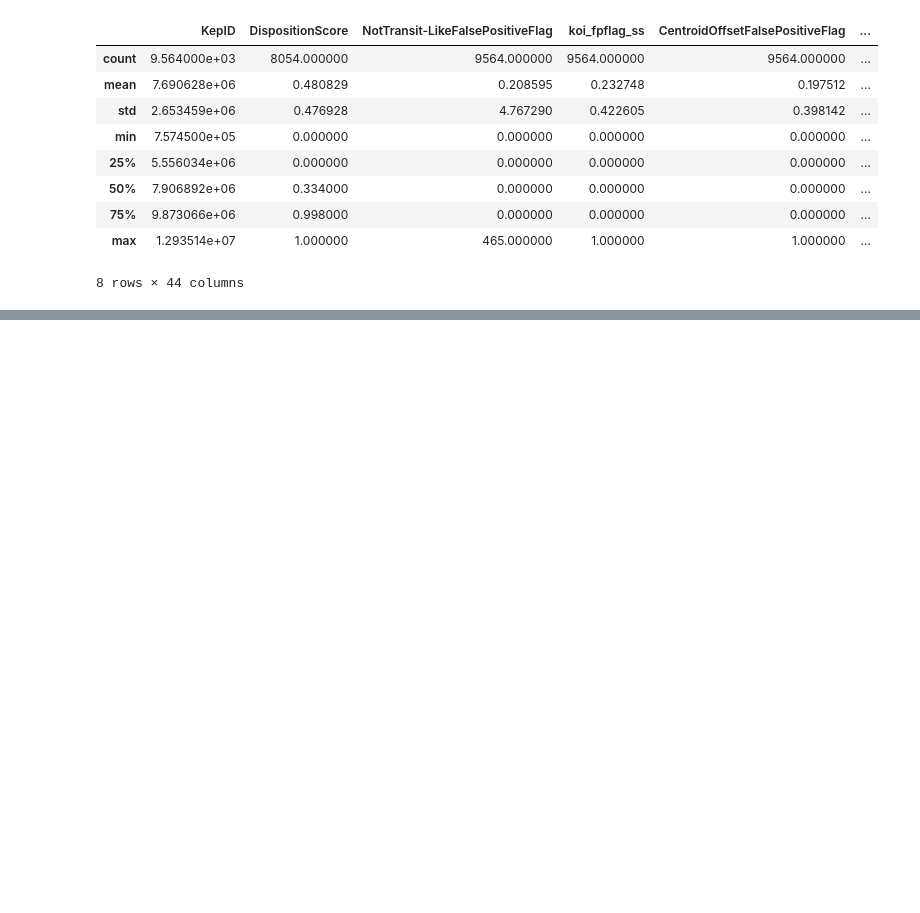
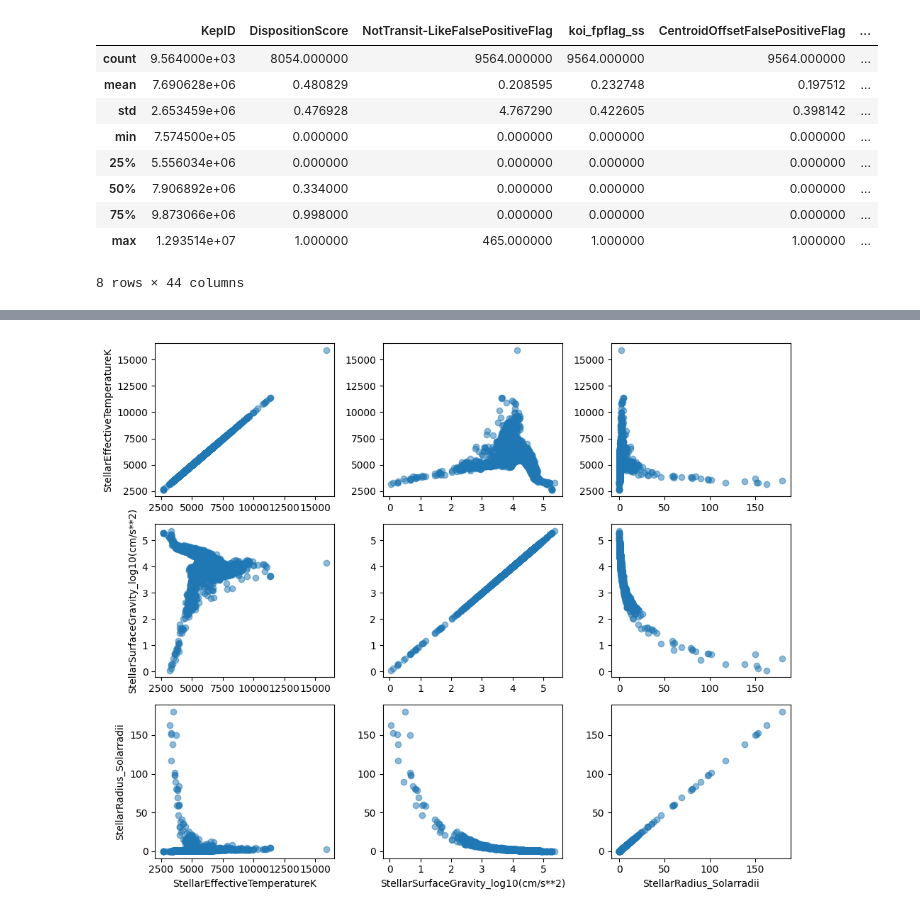
Before and after one commit to vomicienta/DataScience, a Jupyter notebook: ProyectoDS_ParteI_Cignola.ipynb, the cells around one changed output, grey strips where cells are left out. Drawn from its saved outputs; the diff is of its cells as text; code cells hidden in the pictures; blank space fills up the shorter version.

```diff
--- a/ProyectoDS_ParteI_Cignola.ipynb
+++ b/ProyectoDS_ParteI_Cignola.ipynb
@@ -298,0 +330,14 @@ exop.shape
+# %%
+vars = ['StellarEffectiveTemperatureK', 'StellarSurfaceGravity_log10(cm/s**2)', 'StellarRadius_Solarradii']
+fig, axs = plt.subplots(len(vars), len(vars), figsize=(10, 8))
+for i in range(len(vars)):
+    for j in range(len(vars)):
+        axs[i, j].scatter(exop[vars[j]], exop[vars[i]], alpha=0.5)
+        if j == 0:
+            axs[i, j].set_ylabel(vars[i])
+        if i == len(vars) - 1:
+            axs[i, j].set_xlabel(vars[j])
+plt.tight_layout()
+plt.show()
+# %% [output]
+[figure, added]
```
Also changed, not shown: parts of 17 cells of this notebook.
